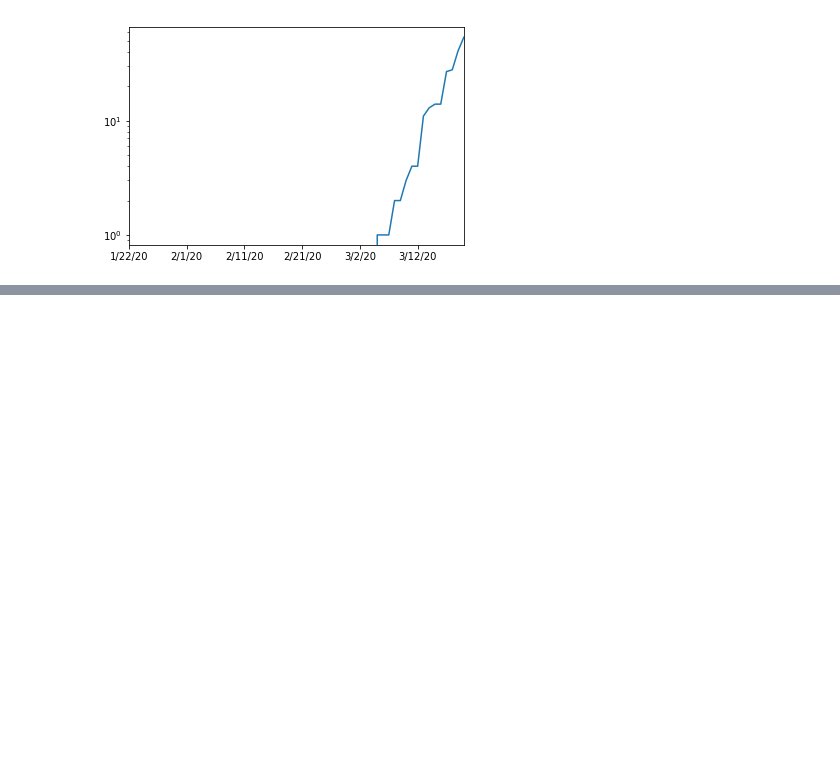
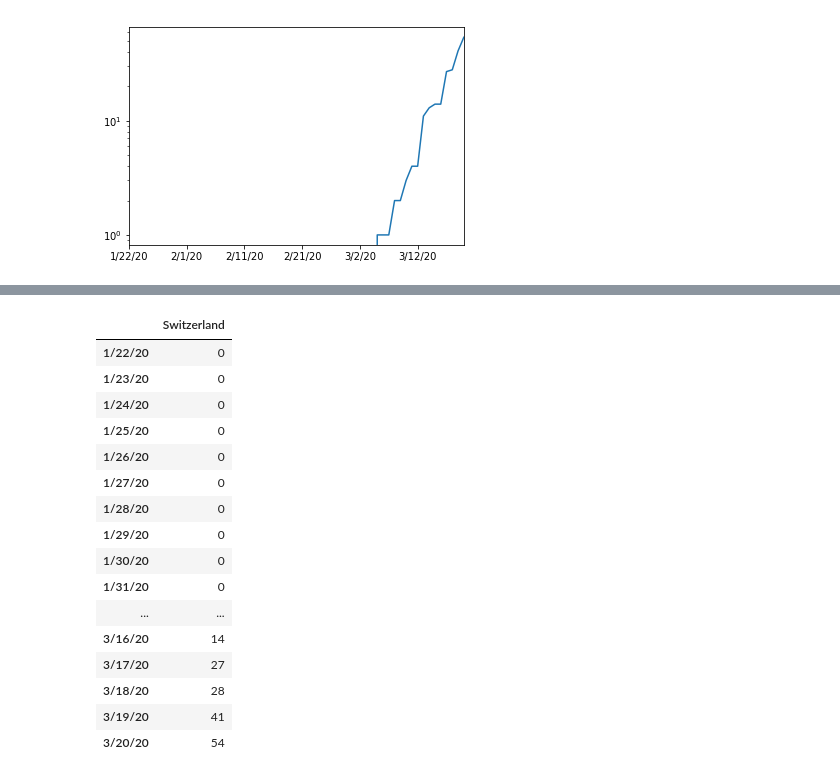
Before and after one commit to jeannechaverot/CovidForecasting, a Jupyter notebook: Plotting.ipynb, the cells around one changed output, grey strips where cells are left out. Saved outputs shown, nothing was run; the diff lists cells and outputs as text; code cells hidden in the pictures; blank space fills up the shorter version.

```diff
--- a/Plotting.ipynb
+++ b/Plotting.ipynb
@@ -158,0 +180,20 @@ x3.plot()
+# %%
+d
+# %% [output]
+|  | Switzerland |
+| 1/22/20 | 0 |
+| 1/23/20 | 0 |
+| 1/24/20 | 0 |
+| 1/25/20 | 0 |
+| 1/26/20 | 0 |
+| 1/27/20 | 0 |
+| 1/28/20 | 0 |
+| 1/29/20 | 0 |
+| 1/30/20 | 0 |
+| 1/31/20 | 0 |
+| ... | ... |
+| 3/16/20 | 14 |
+| 3/17/20 | 27 |
+| 3/18/20 | 28 |
+| 3/19/20 | 41 |
+| 3/20/20 | 54 |
```
Also changed, not shown: parts of 1 cell of this notebook, 1 other file.
